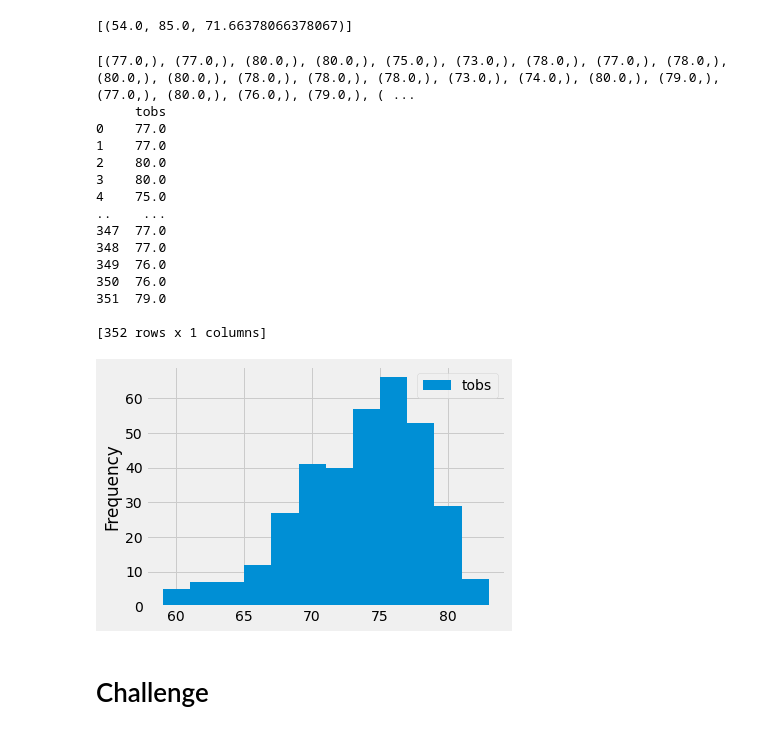
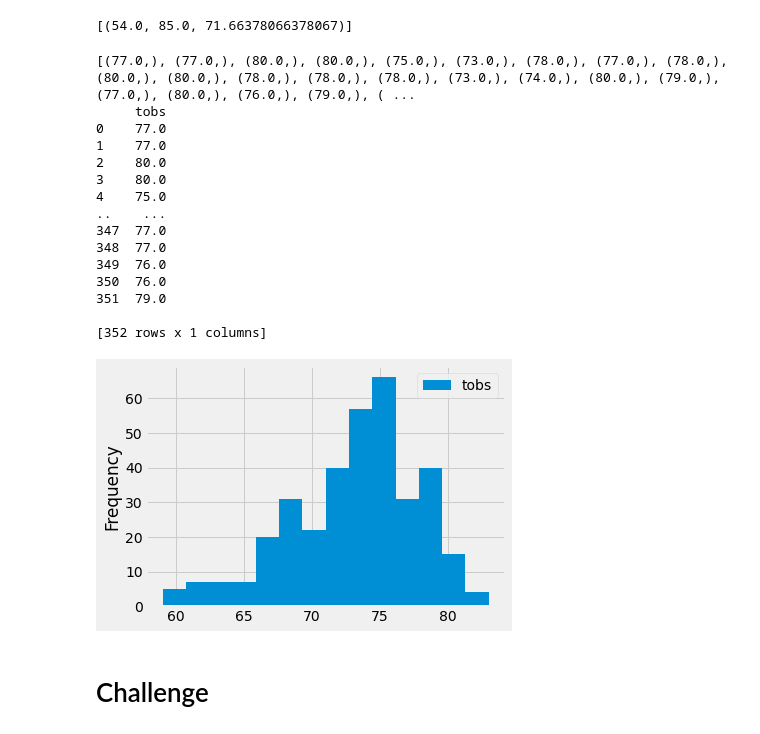
Before and after one commit to peteremiller/surfs_up, a Jupyter notebook: climate_analysis.ipynb, the cells around one changed output. Drawn from its saved outputs; the diff is of its cells as text; code cells hidden in the pictures.

```diff
--- a/climate_analysis.ipynb
+++ b/climate_analysis.ipynb
@@ -123,31 +123,31 @@ filter(Measurement.station == 'USC00519281').all()
 # %%
 # Choose the station with the highest number of temperature observations.
 # Query the last 12 months of temperature observation data for this station and plot the results as a histogram
 results = session.query(Measurement.tobs).\
 filter(Measurement.station == 'USC00519281').\
 filter(Measurement.date >= prev_year).all()
 print(results)
 df = pd.DataFrame(results, columns=['tobs'])
 print(df)
-df.plot.hist(bins=12)
+df.plot.hist(bins=14)
 plt.tight_layout()
 # %% [output]
 [(77.0,), (77.0,), (80.0,), (80.0,), (75.0,), (73.0,), (78.0,), (77.0,), (78.0,), (80.0,), (80.0,), (78.0,), (78.0,), (78.0,), (73.0,), (74.0,), (80.0,), (79.0,), (77.0,), (80.0,), (76.0,), (79.0,), ( ...
      tobs
 0    77.0
 1    77.0
 2    80.0
 3    80.0
 4    75.0
 ..    ...
 347  77.0
 348  77.0
 349  76.0
 350  76.0
 351  79.0
 
 [352 rows x 1 columns]
-[figure, old version]
+[figure, new version]
 # %%
 # Write a function called `calc_temps` that will accept start date and end date in the format '%Y-%m-%d'
 # and return the minimum, average, and maximum temperatures for that range of dates
```
Also changed, not shown: 1 other file.
